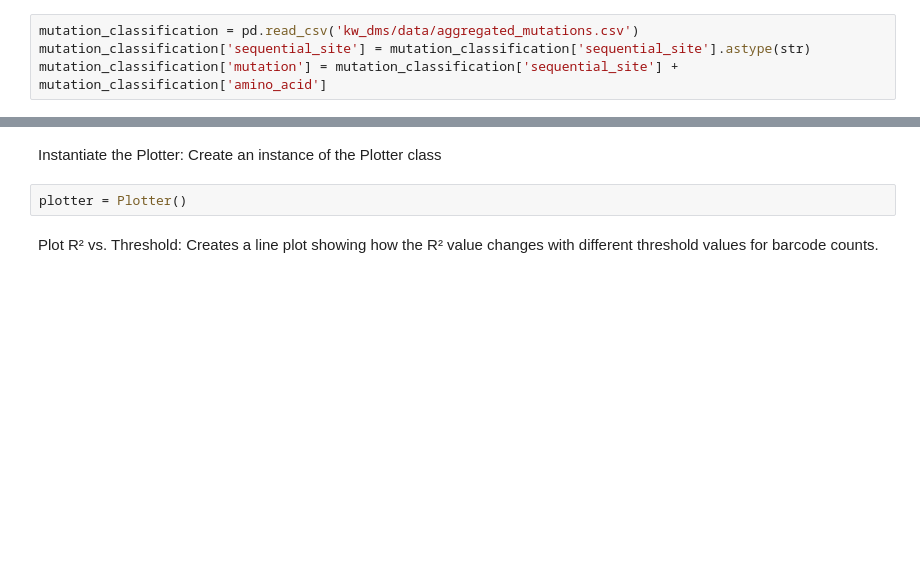
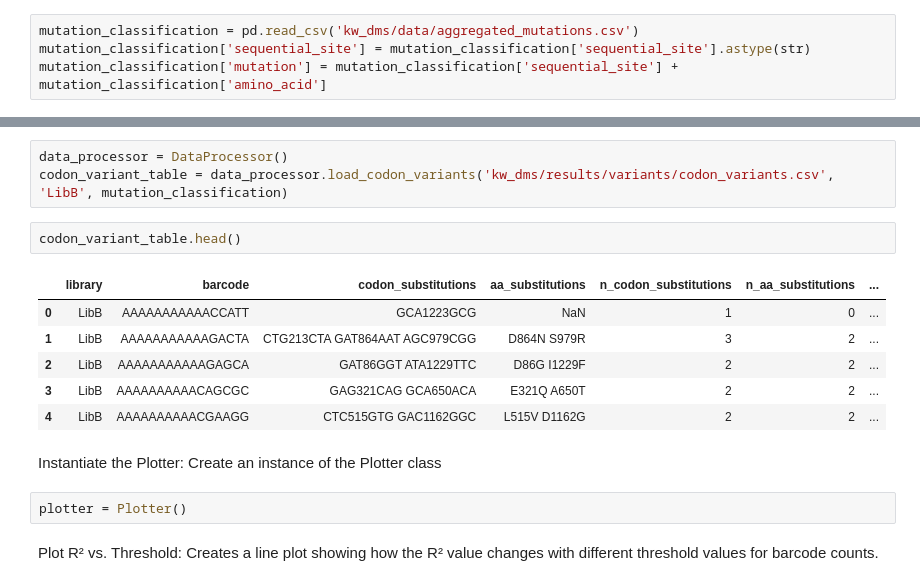
Before and after one commit to kwalcott97/kw_dms, a Jupyter notebook: Untitled.ipynb, the cells around one changed output, grey strips where cells are left out. Drawn from its saved outputs; the diff is of its cells as text; blank space fills up the shorter version.

```diff
--- a/Untitled.ipynb
+++ b/Untitled.ipynb
@@ -568,3 +672,15 @@ func_score_comparisons['DMSO_B1T1-vs-4U8C_B1T1-and-DMSO_B2T2-vs-4U8C_B2T2']
+# %%
+data_processor = DataProcessor()
+codon_variant_table = data_processor.load_codon_variants('kw_dms/results/variants/codon_variants.csv', 'LibB', mutation_classification)
+# %%
+codon_variant_table.head()
+# %% [output]
+|  | library | barcode | codon_substitutions | aa_substitutions | n_codon_substitutions | n_aa_substitutions | ... |
+| 0 | LibB | AAAAAAAAAAACCATT | GCA1223GCG | NaN | 1 | 0 | ... |
+| 1 | LibB | AAAAAAAAAAAGACTA | CTG213CTA GAT864AAT AGC979CGG | D864N S979R | 3 | 2 | ... |
+| 2 | LibB | AAAAAAAAAAAGAGCA | GAT86GGT ATA1229TTC | D86G I1229F | 2 | 2 | ... |
+| 3 | LibB | AAAAAAAAAACAGCGC | GAG321CAG GCA650ACA | E321Q A650T | 2 | 2 | ... |
+| 4 | LibB | AAAAAAAAAACGAAGG | CTC515GTG GAC1162GGC | L515V D1162G | 2 | 2 | ... |
 # %% [markdown]
 Instantiate the Plotter:
 Create an instance of the Plotter class
```
Also changed, not shown: parts of 16 cells of this notebook, 4 other files.
